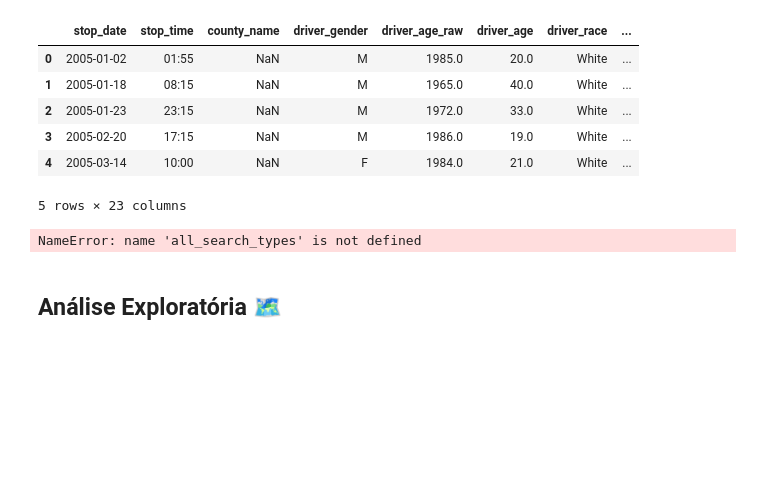
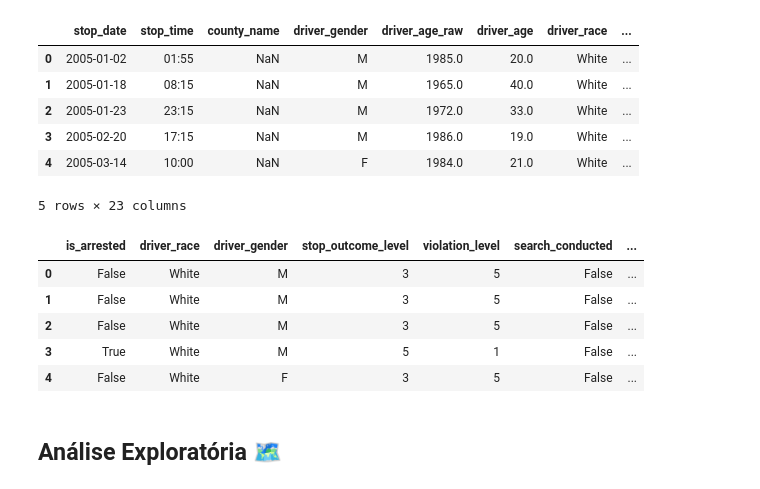
Before and after one commit to GUILN/masters-data-science, a Jupyter notebook: notebooks/etl_aulas_2_e_3.ipynb, the cells around one changed output. Saved outputs shown, nothing was run; the diff lists cells and outputs as text; code cells hidden in the pictures; blank space fills up the shorter version.

```diff
--- a/notebooks/etl_aulas_2_e_3.ipynb
+++ b/notebooks/etl_aulas_2_e_3.ipynb
@@ -193,33 +193,39 @@ featured_df.head()
 # %%
 search_type_features = [
     "is_arrested",
     "driver_race",
     "driver_gender",
     "stop_outcome_level",
     "violation_level",
     "search_conducted",
     "search_type",
     "drugs_related_stop",
     "driver_age_bins",
     "is_black_or_hispanic",
 ]
 search_type_df = featured_df.copy()
+all_search_types = featured_df.search_type.dropna().apply(lambda x: x.split(",")).explode().unique().tolist()
 search_type_df = search_type_df[search_type_features]
 
 encoded_search_type_features = []
 """
 Criação de atributos no estilo 'one-hot encoder' para a feature `search_type`
 """
 for s_type in all_search_types:
     col_name = s_type.replace(" ", "_").lower()
     encoded_search_type_features.append(col_name)
-    search_type_df[col_name] = search_type_df.search_type.str.contains(s_type).astype(
+    search_type_df[col_name] = search_type_df.search_type.str.contains(s_type).fillna(0).astype(
         int
     )
 
 search_type_df.head()
 # %% [output]
-NameError: name 'all_search_types' is not defined
+|  | is_arrested | driver_race | driver_gender | stop_outcome_level | violation_level | search_conducted | ... |
+| 0 | False | White | M | 3 | 5 | False | ... |
+| 1 | False | White | M | 3 | 5 | False | ... |
+| 2 | False | White | M | 3 | 5 | False | ... |
+| 3 | True | White | M | 5 | 1 | False | ... |
+| 4 | False | White | F | 3 | 5 | False | ... |
 # %% [markdown]
 ## Análise Exploratória 🗺️
 # %% [markdown]
```
Also changed, not shown: parts of 4 cells of this notebook, 1 other file.
